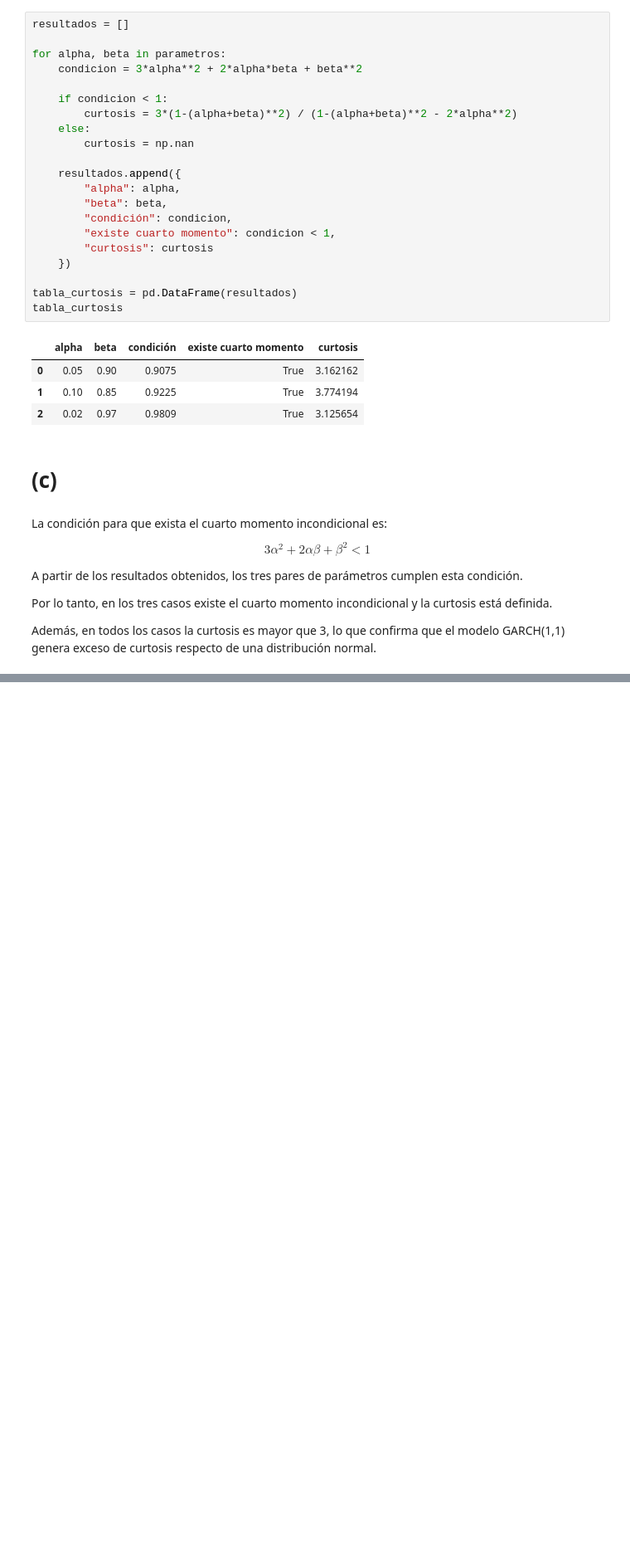
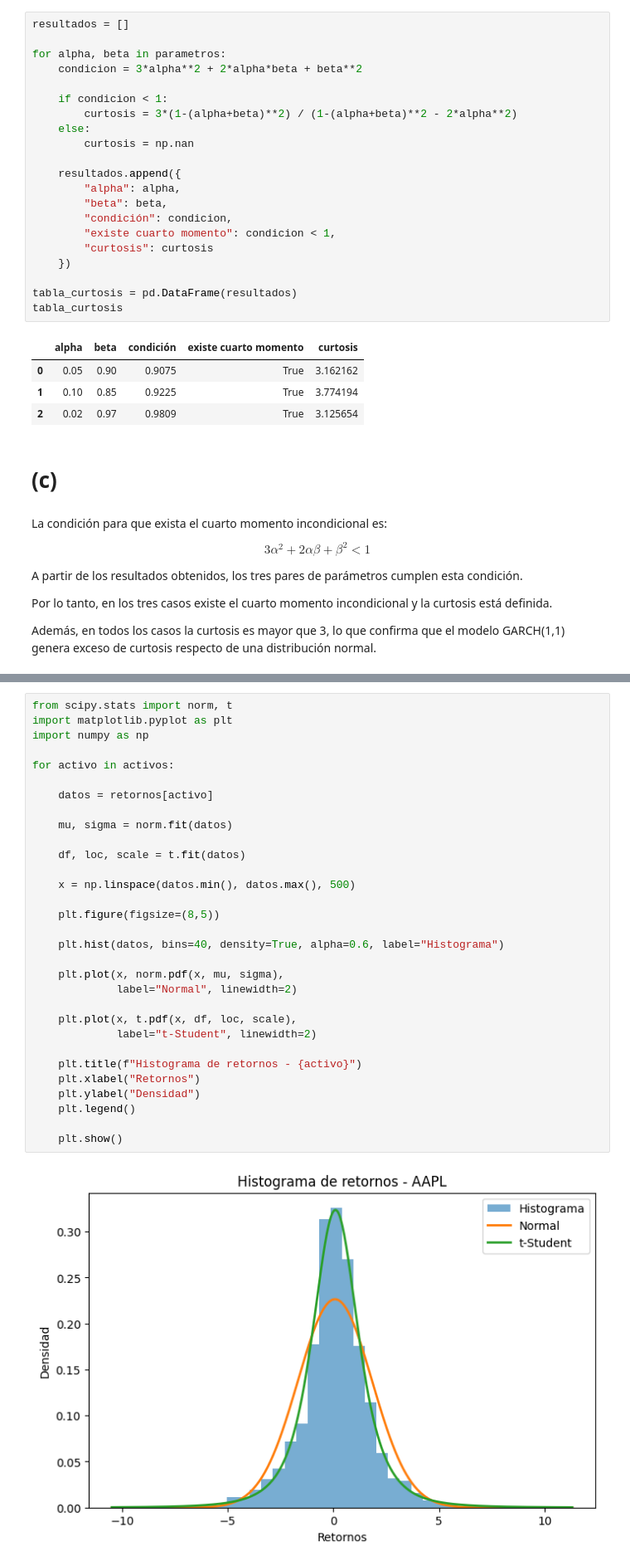
Before and after one commit to Antoniacifuentes/ds_finance_cifuentes, a Jupyter notebook: notebooks/hw5.ipynb, the cells around one changed output, grey strips where cells are left out. Shown at 83% size. Cells and saved outputs as stored; diff of their text form; blank space fills up the shorter version.

```diff
--- a/notebooks/hw5.ipynb
+++ b/notebooks/hw5.ipynb
@@ -341,0 +789,33 @@ Además, en todos los casos la curtosis es mayor que 3, lo que confirma que el m
+# %%
+from scipy.stats import norm, t
+import matplotlib.pyplot as plt
+import numpy as np
+
+for activo in activos:
+
+    datos = retornos[activo]
+
+    mu, sigma = norm.fit(datos)
+
+    df, loc, scale = t.fit(datos)
+
+    x = np.linspace(datos.min(), datos.max(), 500)
+
+    plt.figure(figsize=(8,5))
+
+    plt.hist(datos, bins=40, density=True, alpha=0.6, label="Histograma")
+
+    plt.plot(x, norm.pdf(x, mu, sigma),
+             label="Normal", linewidth=2)
+
+    plt.plot(x, t.pdf(x, df, loc, scale),
+             label="t-Student", linewidth=2)
+
+    plt.title(f"Histograma de retornos - {activo}")
+    plt.xlabel("Retornos")
+    plt.ylabel("Densidad")
+    plt.legend()
+
+    plt.show()
+# %% [output]
+[figure, added]
```
Also changed, not shown: parts of 38 cells of this notebook.
